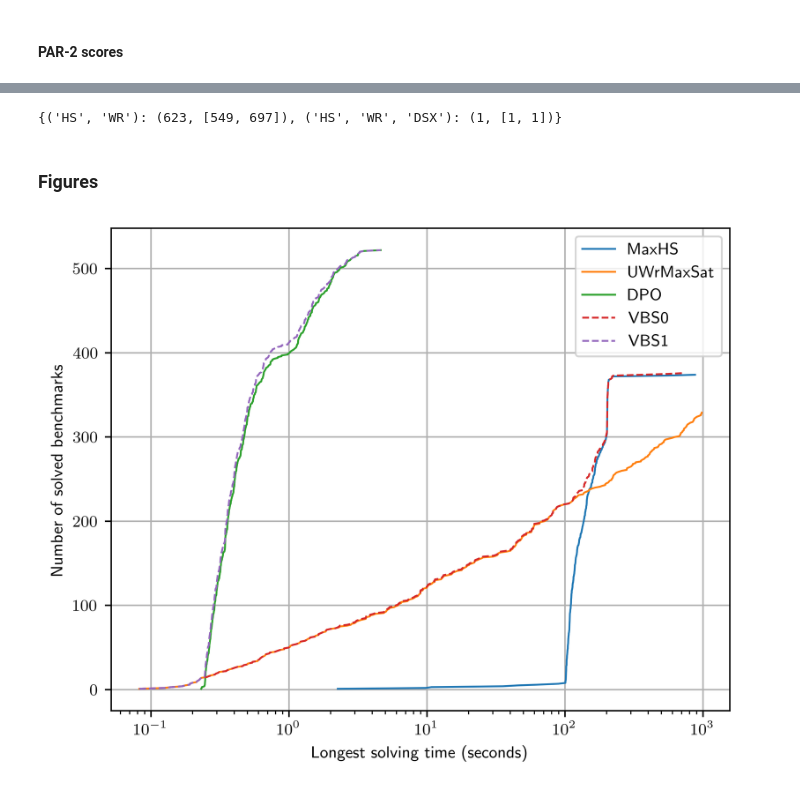
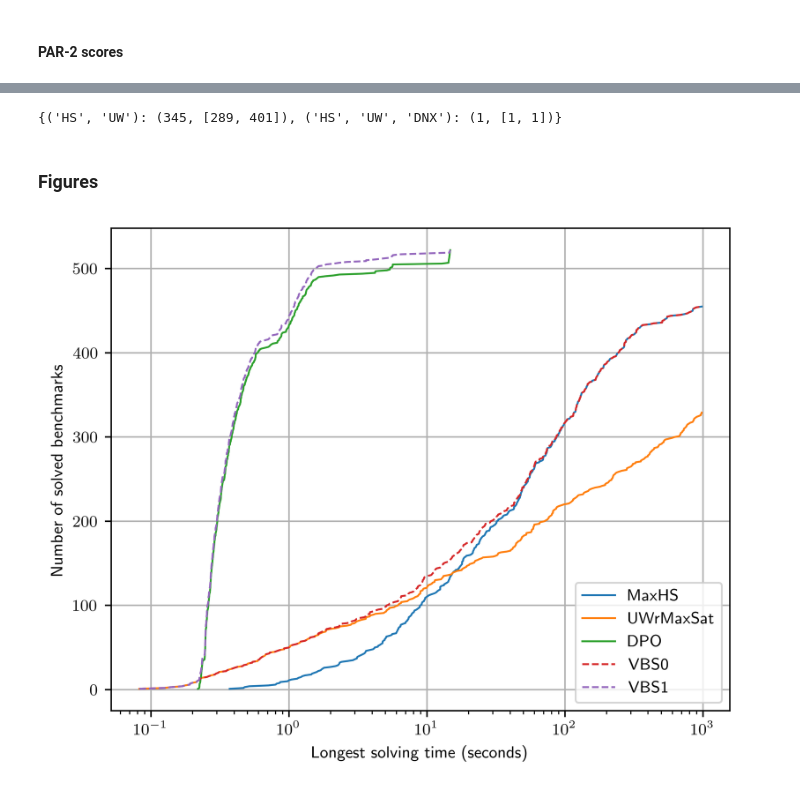
Before and after one commit to vuphan314/DPO, a Jupyter notebook: eval/dpo.ipynb, the cells around one changed output, grey strips where cells are left out. Cells and saved outputs as stored; diff of their text form; code cells hidden in the pictures.

Commit message:
Updated files; now using integer-weight benchmarks.

```diff
--- a/eval/dpo.ipynb
+++ b/eval/dpo.ipynb
@@ -272,6 +273,6 @@ WR = 'WR' # UWrMaxSAT
 # %%
-CHAIN0_WR_INST = UwrExp(
-    suffix=WR,
+CHAIN0_UW_INST = UwrExp(
+    suffix=UW,
     benchmarksPath='benchmarks/iweight/wcnf/chain/easy',
     dataPath='data/chain/easy/uwr',
     memCap=RUNNER_MEM,
@@ -279,7 +280,7 @@ CHAIN0_WR_INST = UwrExp(
     timeCap=RUNNER_TIME,
     slurmTimeCap=SLURM_TIME,
 ).getInst()
-# CHAIN0_WR_INST.runExp()
-# CHAIN0_WR_INST._gather()
-CHAIN0_WR_INST.checkData()
+# CHAIN0_UW_INST.runExp()
+# CHAIN0_UW_INST._gather()
+CHAIN0_UW_INST.checkData()
 # %%
@@ -302,7 +303,6 @@ CHAIN1_WR_INST.checkData()
 class DpmcExp(Exp):
     def __init__(
         self,
-        ep,
         sif,
         suffix,
         benchmarksPath,
@@ -313,7 +313,6 @@ class DpmcExp(Exp):
         slurmTimeCap,
         actualTasks=[]
     ):
-        self.ep = ep
         self.sif = sif
         self.suffix = suffix
         self.benchmarksPath = benchmarksPath
@@ -339,29 +338,27 @@ class DpmcExp(Exp):
             'mf': 1,
             'mv': 1,
             'sif': self.sif,
-            'ep': self.ep,
         }
 
-DSX = 'DSX' # DPMC, SAT-solver pruning, XOR-CNF native mode
+DNX = 'DNX' # DPMC, no pruning, XOR-CNF native mode
 # %% [markdown]
 #### Chain benchmarks
 # %% [markdown]
 ##### Easy
 # %%
-CHAIN0_DSX_INST = DpmcExp(
-    ep=1,
+CHAIN0_DNX_INST = DpmcExp(
     sif=0,
-    suffix=DSX,
-    benchmarksPath='benchmarks/fweight/xcnf/chain/easy',
-    dataPath='data/chain/easy/dpmc/satprune/xor',
+    suffix=DNX,
+    benchmarksPath='benchmarks/iweight/xcnf/chain/easy',
+    dataPath='data/chain/easy/dpmc/noprune/xor',
     memCap=RUNNER_MEM,
     slurmMemCap=SLURM_MEM,
     timeCap=RUNNER_TIME,
     slurmTimeCap=SLURM_TIME,
 ).getInst()
-# CHAIN0_DSX_INST.runExp()
-# CHAIN0_DSX_INST._gather()
-CHAIN0_DSX_INST.checkData()
+# CHAIN0_DNX_INST.runExp()
+# CHAIN0_DNX_INST._gather()
+CHAIN0_DNX_INST.checkData()
 # %% [markdown]
 ##### Hard
 # %%
@@ -499,9 +496,9 @@ q = 'select base, model, mem, time from data '
 
 CHAIN0_PERF_TABLE = CHAIN0_HS_INST.getTable(q)
 
-CHAIN0_PERF_TABLE = CHAIN0_PERF_TABLE.merge(CHAIN0_WR_INST.getTable(q))
+CHAIN0_PERF_TABLE = CHAIN0_PERF_TABLE.merge(CHAIN0_UW_INST.getTable(q))
 
-CHAIN0_PERF_TABLE = CHAIN0_PERF_TABLE.merge(CHAIN0_DSX_INST.getTable(q))
+CHAIN0_PERF_TABLE = CHAIN0_PERF_TABLE.merge(CHAIN0_DNX_INST.getTable(q))
 
 CHAIN0_PERF_TABLE
 # %% [output]
@@ -740,12 +747,12 @@ def getVbsMeanPar2Scores(table, suffixTuples, maxMem=MEM, maxTime=TIME, decimalP
         mapping[suffixTuple] = getMeanAndConfidenceInterval(scores, decimalPlaces)
     return mapping
 # %%
-getVbsMeanPar2Scores(CHAIN0_PERF_TABLE, [(HS, WR), (
-    HS, WR,
-    DSX,
+getVbsMeanPar2Scores(CHAIN0_PERF_TABLE, [(HS, UW), (
+    HS, UW,
+    DNX,
 )], MEM, decimalPlaces=0)
 # %% [output]
-{('HS', 'WR'): (623, [549, 697]), ('HS', 'WR', 'DSX'): (1, [1, 1])}
+{('HS', 'UW'): (345, [289, 401]), ('HS', 'UW', 'DNX'): (1, [1, 1])}
 # %% [markdown]
 ### Figures
 # %%
@@ -815,16 +822,16 @@ def drawVbsCurve(ax, table, suffixes, label, style, maxMem=MEM, maxTime=TIME):
 # %%
 (fig, ax) = getFigAx(.8)
 
 drawSolverCurve(ax, CHAIN0_PERF_TABLE, HS, 'MaxHS', '-')
-drawSolverCurve(ax, CHAIN0_PERF_TABLE, WR, 'UWrMaxSat', '-')
-drawSolverCurve(ax, CHAIN0_PERF_TABLE, DSX, 'DPO', '-')
+drawSolverCurve(ax, CHAIN0_PERF_TABLE, UW, 'UWrMaxSat', '-')
+drawSolverCurve(ax, CHAIN0_PERF_TABLE, DNX, 'DPO', '-')
 
-drawVbsCurve(ax, CHAIN0_PERF_TABLE, [HS, WR], 'VBS0', '--')
+drawVbsCurve(ax, CHAIN0_PERF_TABLE, [HS, UW], 'VBS0', '--')
 drawVbsCurve(ax, CHAIN0_PERF_TABLE, [
-    HS, WR,
-    DSX,
+    HS, UW,
+    DNX,
 ], 'VBS1', '--')
 
 # saveFig(fig, '~/code/sat22/figures/solvers-chain-easy.pgf')
 # %% [output]
-[figure, old version]
+[figure, new version]
```
Also changed, not shown: parts of 25 cells of this notebook, 10 other files.
